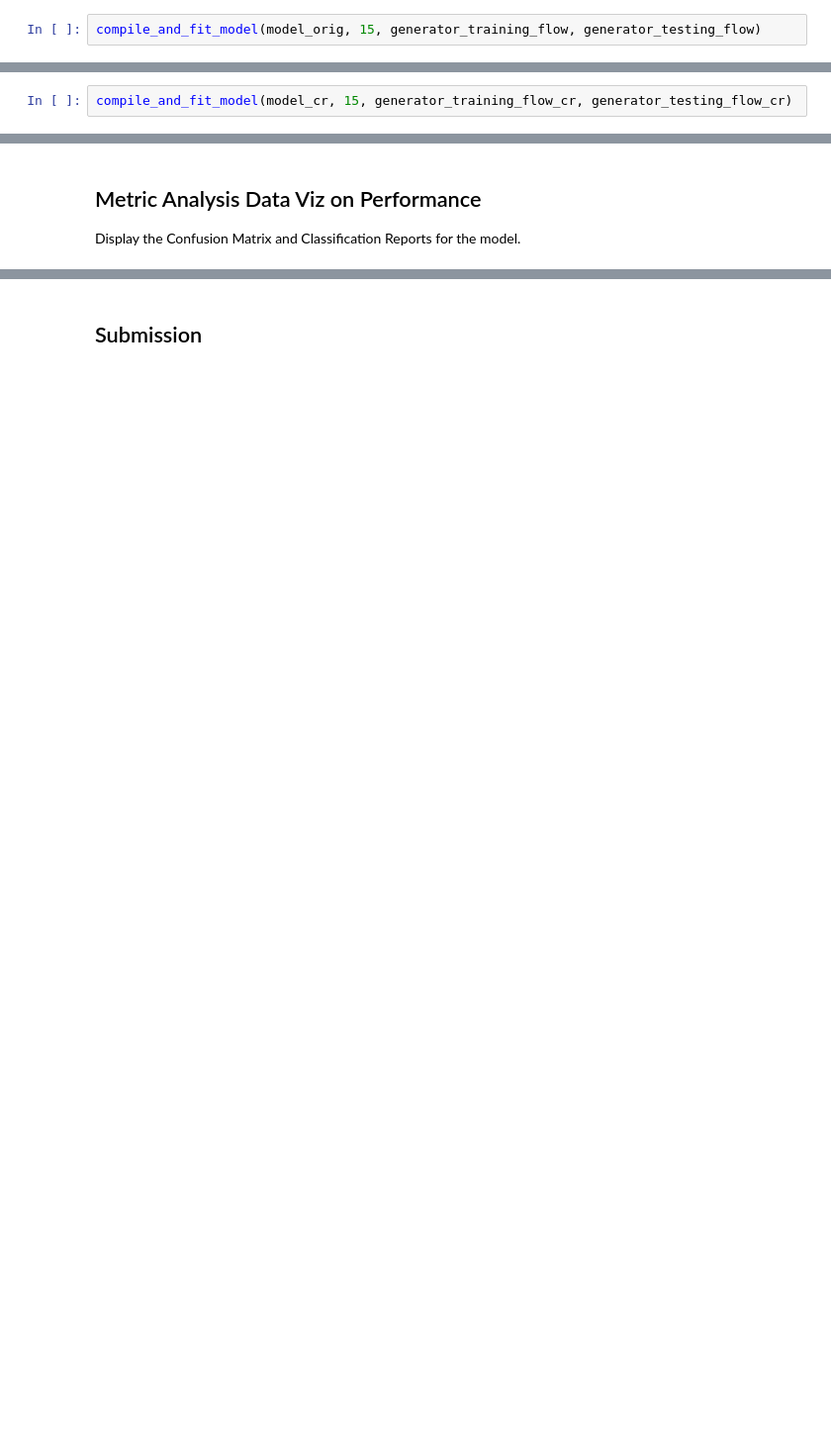
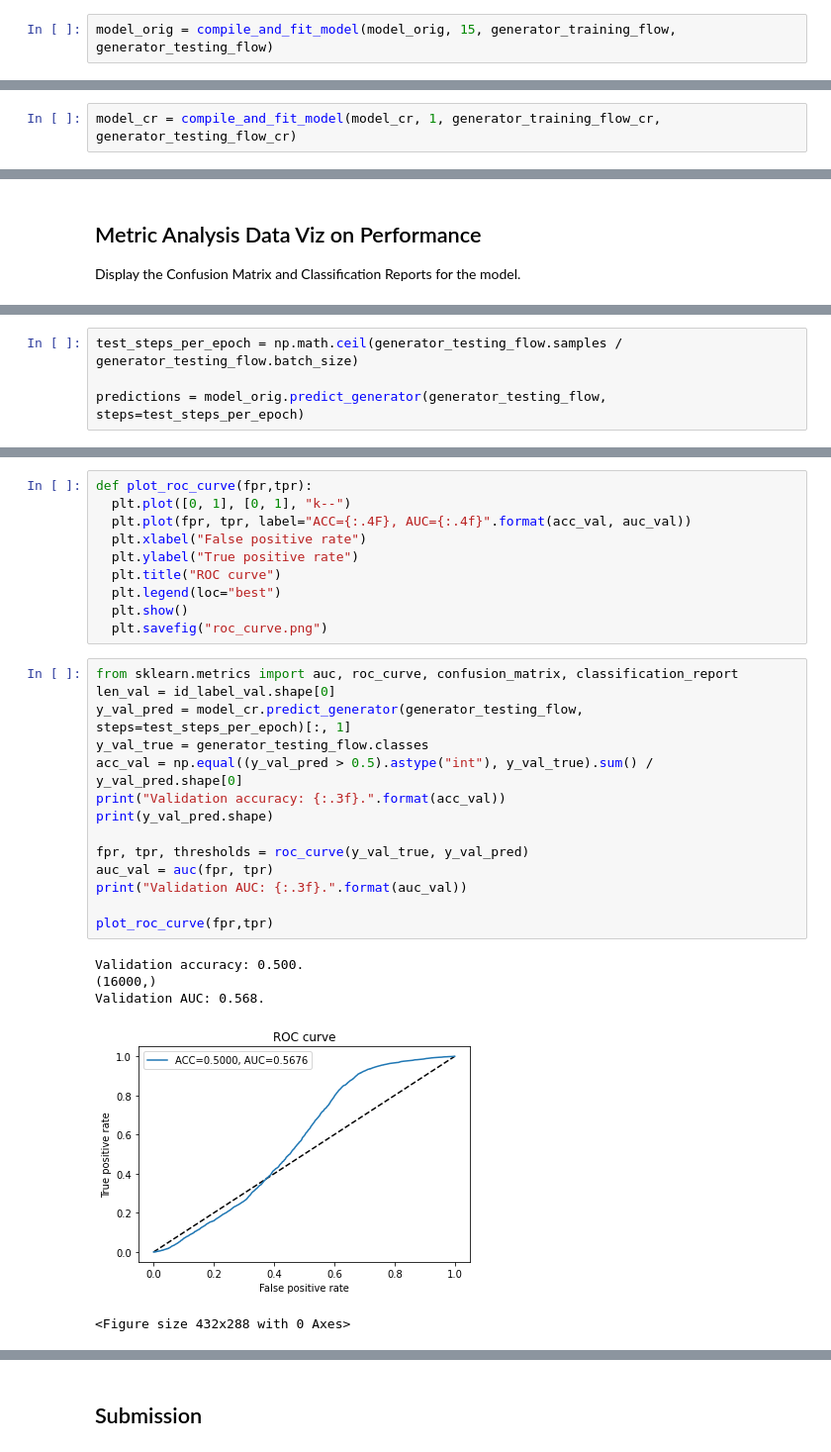
Before and after one commit to johnsocf/CSCI_3202_HW_5, a Jupyter notebook: hw5.ipynb, the cells around one changed output, grey strips where cells are left out. Shown at 99% size. Saved outputs shown, nothing was run; the diff lists cells and outputs as text; blank space fills up the shorter version.

```diff
--- a/hw5.ipynb
+++ b/hw5.ipynb
@@ -964,4 +984,4 @@ Non-trainable params: 0
 _________________________________________________________________
 None
 # %%
-compile_and_fit_model(model_orig, 15, generator_training_flow, generator_testing_flow)
+model_orig = compile_and_fit_model(model_orig, 15, generator_training_flow, generator_testing_flow)
@@ -968,2 +991,2 @@ compile_and_fit_model(model_orig, 15, generator_training_flow, generator_testing
 # %%
-compile_and_fit_model(model_cr, 15, generator_training_flow_cr, generator_testing_flow_cr)
+model_cr = compile_and_fit_model(model_cr, 1, generator_training_flow_cr, generator_testing_flow_cr)
@@ -1015,0 +1000,4 @@ def predict_for_model(selected_model, testing_flow, Y_prediction):
+# %%
+test_steps_per_epoch = np.math.ceil(generator_testing_flow.samples / generator_testing_flow.batch_size)
+
+predictions = model_orig.predict_generator(generator_testing_flow, steps=test_steps_per_epoch)
@@ -1015,0 +1008,30 @@ def predict_for_model(selected_model, testing_flow, Y_prediction):
+# %%
+def plot_roc_curve(fpr,tpr):
+  plt.plot([0, 1], [0, 1], "k--")
+  plt.plot(fpr, tpr, label="ACC={:.4F}, AUC={:.4f}".format(acc_val, auc_val))
+  plt.xlabel("False positive rate")
+  plt.ylabel("True positive rate")
+  plt.title("ROC curve")
+  plt.legend(loc="best")
+  plt.show()
+  plt.savefig("roc_curve.png")
+# %%
+from sklearn.metrics import auc, roc_curve, confusion_matrix, classification_report
+len_val = id_label_val.shape[0]
+y_val_pred = model_cr.predict_generator(generator_testing_flow, steps=test_steps_per_epoch)[:, 1]
+y_val_true = generator_testing_flow.classes
+acc_val = np.equal((y_val_pred > 0.5).astype("int"), y_val_true).sum() / y_val_pred.shape[0]
+print("Validation accuracy: {:.3f}.".format(acc_val))
+print(y_val_pred.shape)
+
+fpr, tpr, thresholds = roc_curve(y_val_true, y_val_pred)
+auc_val = auc(fpr, tpr)
+print("Validation AUC: {:.3f}.".format(auc_val))
+
+plot_roc_curve(fpr,tpr)
+# %% [output]
+Validation accuracy: 0.500.
+(16000,)
+Validation AUC: 0.568.
+[figure, added]
+<Figure size 432x288 with 0 Axes>
```
Also changed, not shown: parts of 41 cells of this notebook.
